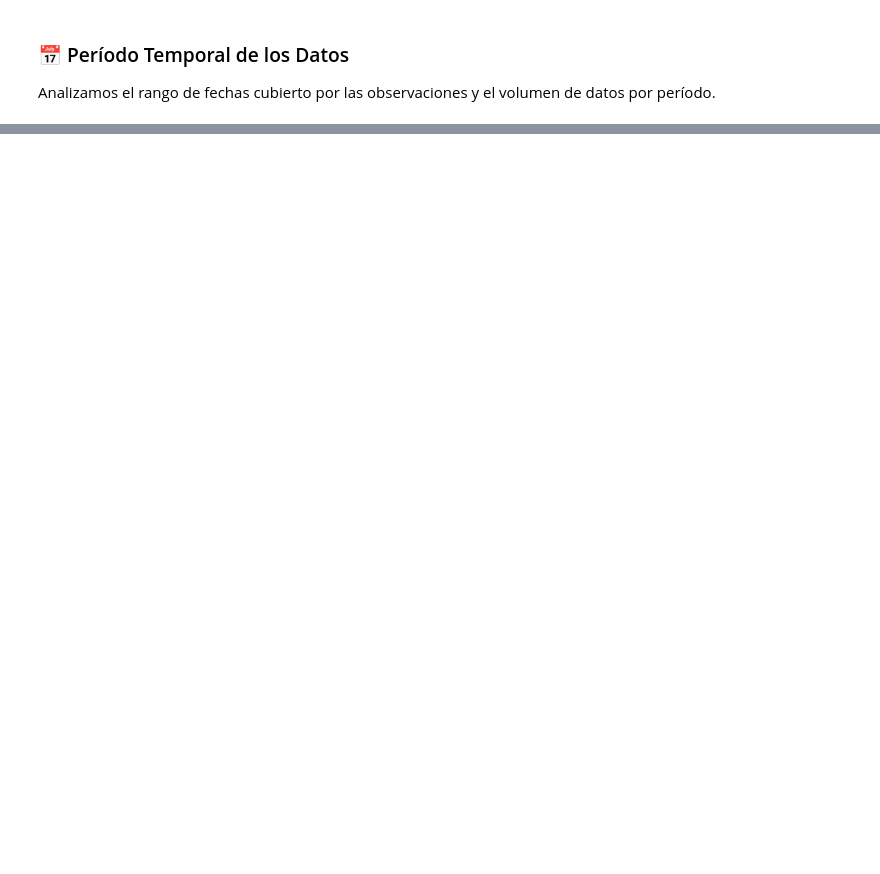
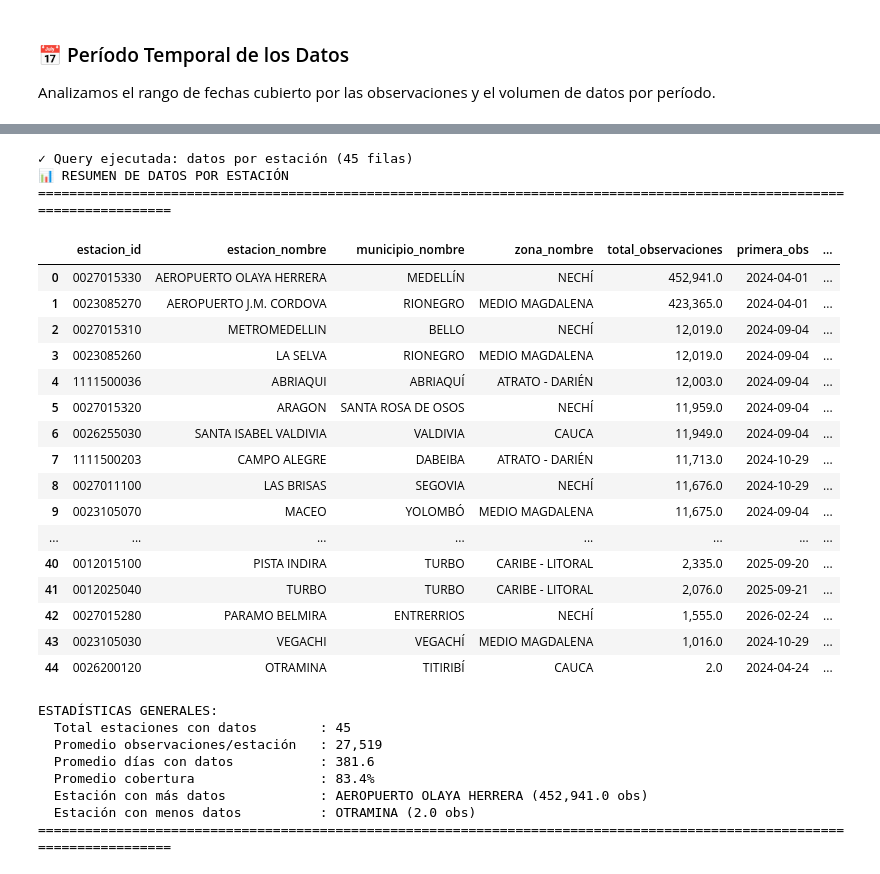
Before and after one commit to jdrodas/TemperaturaAntioquiaTSDBS, a Jupyter notebook: eda/eda_temperatura_antioquia.ipynb, the cells around one changed output, grey strips where cells are left out. Cells and saved outputs as stored; diff of their text form; code cells hidden in the pictures; blank space fills up the shorter version.

```diff
--- a/eda/eda_temperatura_antioquia.ipynb
+++ b/eda/eda_temperatura_antioquia.ipynb
@@ -2474,0 +613,75 @@ print("\n" + "="*80)
+# %%
+query_estaciones_datos = f"""
+SELECT
+    geo.estacion_id,
+    geo.estacion_nombre,
+    geo.municipio_nombre,
+    geo.zona_nombre,
+    SUM(d.num_observaciones) total_observaciones,
+    MIN(d.dia) primera_obs,
+    MAX(d.dia) ultima_obs,
+    MAX(d.dia) - MIN(d.dia) dias_operacion,
+    COUNT(DISTINCT d.dia) dias_con_datos,
+    ROUND(
+        COUNT(DISTINCT d.dia) * 100.0 /
+        NULLIF((MAX(d.dia) - MIN(d.dia) + 1), 0)
+    , 1)                                    AS pct_cobertura
+FROM mv_resumen_diario d
+JOIN mv_inventario_geografico geo ON d.estacion_id = geo.estacion_id
+{build_where(PARAMS, alias='d', operator='WHERE').replace('d.fecha', 'd.dia')}
+GROUP BY geo.estacion_id, geo.estacion_nombre, geo.municipio_nombre, geo.zona_nombre
+HAVING SUM(d.num_observaciones) > 0
+ORDER BY total_observaciones DESC;
+"""
+
+df_estaciones_datos = ejecutar_query(query_estaciones_datos, "datos por estación")
+
+if df_estaciones_datos is not None:
+    print("📊 RESUMEN DE DATOS POR ESTACIÓN")
+    print("="*120)
+
+    # Formatear para visualización
+    df_display = df_estaciones_datos.copy()
+    df_display['total_observaciones'] = df_display['total_observaciones'].apply(lambda x: f'{x:,}')
+    df_display['pct_cobertura']       = df_display['pct_cobertura'].apply(lambda x: f'{x:.1f}%')
+
+    display(HTML(df_display.to_html()))
+
+    # Estadísticas generales
+    print(f"\nESTADÍSTICAS GENERALES:")
+    print(f"  Total estaciones con datos        : {len(df_estaciones_datos)}")
+    print(f"  Promedio observaciones/estación   : {df_estaciones_datos['total_observaciones'].mean():,.0f}")
+    print(f"  Promedio días con datos           : {df_estaciones_datos['dias_con_datos'].mean():.1f}")
+    print(f"  Promedio cobertura                : {df_estaciones_datos['pct_cobertura'].mean():.1f}%")
+    print(f"  Estación con más datos            : {df_estaciones_datos.iloc[0]['estacion_nombre']} ({df_estaciones_datos.iloc[0]['total_observaciones']:,} obs)")
+    print(f"  Estación con menos datos          : {df_estaciones_datos.iloc[-1]['estacion_nombre']} ({df_estaciones_datos.iloc[-1]['total_observaciones']:,} obs)")
+    print("="*120)
+# %% [output]
+✓ Query ejecutada: datos por estación (45 filas)
+📊 RESUMEN DE DATOS POR ESTACIÓN
+========================================================================================================================
+|  | estacion_id | estacion_nombre | municipio_nombre | zona_nombre | total_observaciones | primera_obs | ... |
+| 0 | 0027015330 | AEROPUERTO OLAYA HERRERA | MEDELLÍN | NECHÍ | 452,941.0 | 2024-04-01 | ... |
+| 1 | 0023085270 | AEROPUERTO J.M. CORDOVA | RIONEGRO | MEDIO MAGDALENA | 423,365.0 | 2024-04-01 | ... |
+| 2 | 0027015310 | METROMEDELLIN | BELLO | NECHÍ | 12,019.0 | 2024-09-04 | ... |
+| 3 | 0023085260 | LA SELVA | RIONEGRO | MEDIO MAGDALENA | 12,019.0 | 2024-09-04 | ... |
+| 4 | 1111500036 | ABRIAQUI | ABRIAQUÍ | ATRATO - DARIÉN | 12,003.0 | 2024-09-04 | ... |
+| 5 | 0027015320 | ARAGON | SANTA ROSA DE OSOS | NECHÍ | 11,959.0 | 2024-09-04 | ... |
+| 6 | 0026255030 | SANTA ISABEL VALDIVIA | VALDIVIA | CAUCA | 11,949.0 | 2024-09-04 | ... |
+| 7 | 1111500203 | CAMPO ALEGRE | DABEIBA | ATRATO - DARIÉN | 11,713.0 | 2024-10-29 | ... |
+| 8 | 0027011100 | LAS BRISAS | SEGOVIA | NECHÍ | 11,676.0 | 2024-10-29 | ... |
+| 9 | 0023105070 | MACEO | YOLOMBÓ | MEDIO MAGDALENA | 11,675.0 | 2024-09-04 | ... |
+| ... | ... | ... | ... | ... | ... | ... | ... |
+| 40 | 0012015100 | PISTA INDIRA | TURBO | CARIBE - LITORAL | 2,335.0 | 2025-09-20 | ... |
+| 41 | 0012025040 | TURBO | TURBO | CARIBE - LITORAL | 2,076.0 | 2025-09-21 | ... |
+| 42 | 0027015280 | PARAMO BELMIRA | ENTRERRIOS | NECHÍ | 1,555.0 | 2026-02-24 | ... |
+| 43 | 0023105030 | VEGACHI | VEGACHÍ | MEDIO MAGDALENA | 1,016.0 | 2024-10-29 | ... |
+| 44 | 0026200120 | OTRAMINA | TITIRIBÍ | CAUCA | 2.0 | 2024-04-24 | ... |
+ESTADÍSTICAS GENERALES:
+  Total estaciones con datos        : 45
+  Promedio observaciones/estación   : 27,519
+  Promedio días con datos           : 381.6
+  Promedio cobertura                : 83.4%
+  Estación con más datos            : AEROPUERTO OLAYA HERRERA (452,941.0 obs)
+  Estación con menos datos          : OTRAMINA (2.0 obs)
+========================================================================================================================
```
Also changed, not shown: parts of 79 cells of this notebook, 1 other file.
